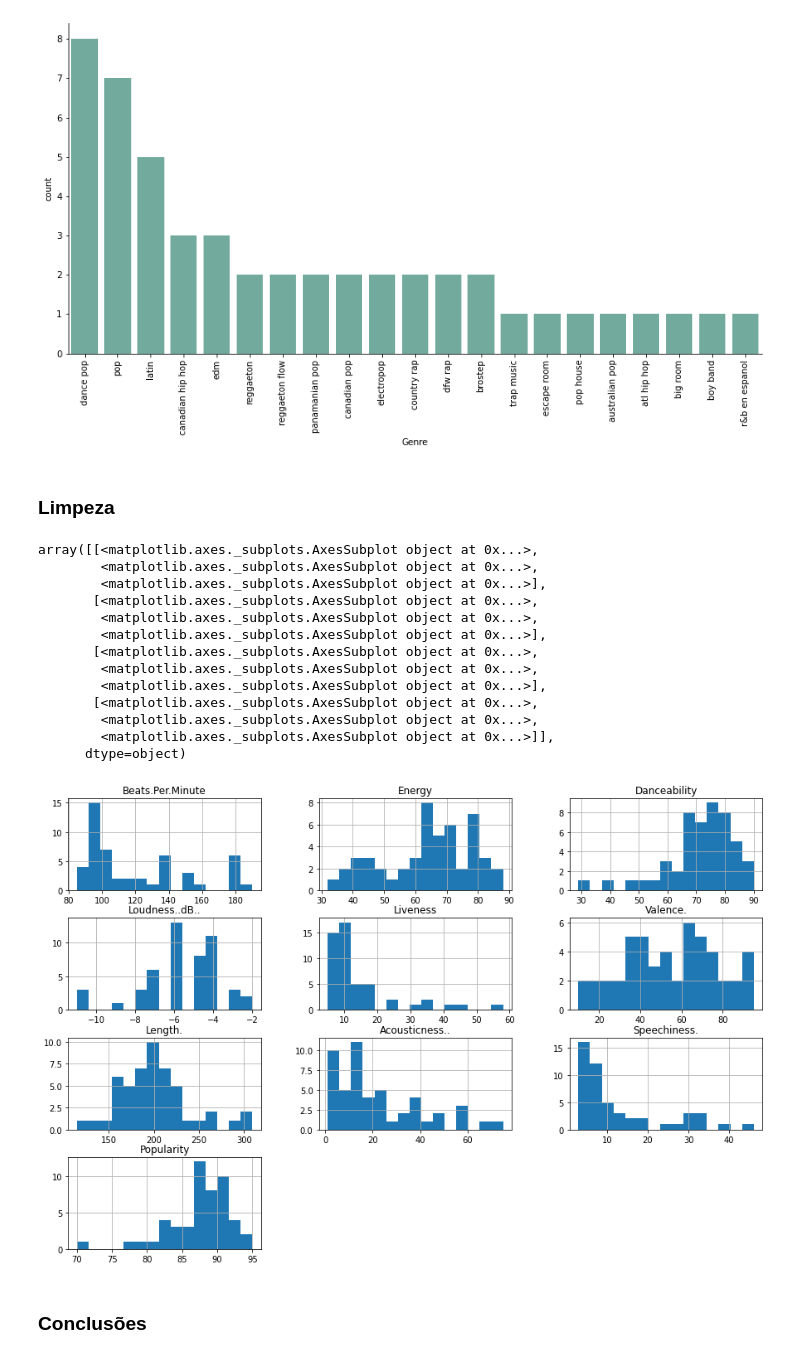
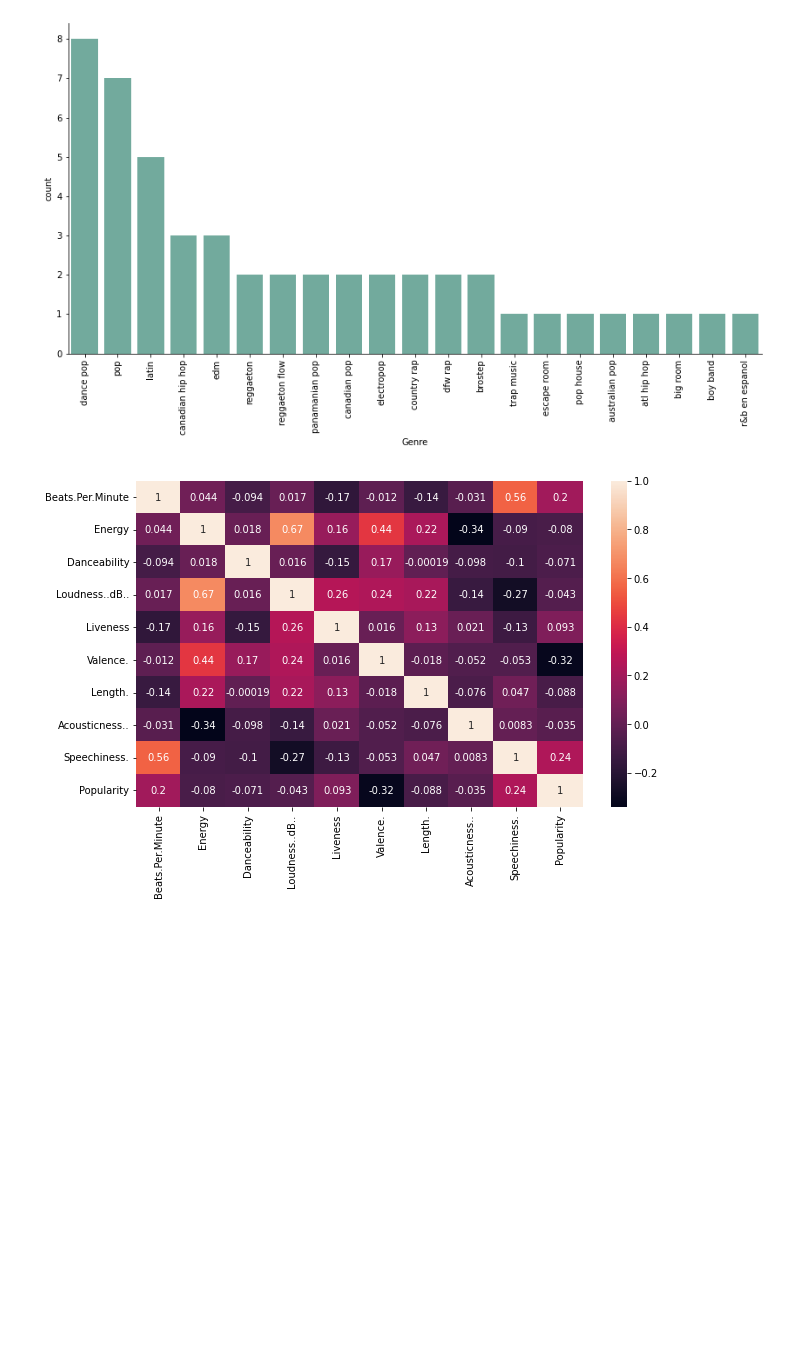
Before and after one commit to CarineMS/SpotifyTop10_2019, a Jupyter notebook: Spotify_Top10.ipynb, the cells around one changed output. Drawn from its saved outputs; the diff is of its cells as text; code cells hidden in the pictures; blank space fills up the shorter version.

```diff
--- a/Spotify_Top10.ipynb
+++ b/Spotify_Top10.ipynb
@@ -166,24 +214,11 @@ figure1.set_xticklabels(rotation=90)
 <seaborn.axisgrid.FacetGrid at 0x...>
 <Figure size 720x576 with 0 Axes>
 [figure]
-# %% [markdown]
-### Limpeza
-# %%
-df.hist(bins=15, figsize=(15,10))
-# %% [output]
-array([[<matplotlib.axes._subplots.AxesSubplot object at 0x...>,
-        <matplotlib.axes._subplots.AxesSubplot object at 0x...>,
-        <matplotlib.axes._subplots.AxesSubplot object at 0x...>],
-       [<matplotlib.axes._subplots.AxesSubplot object at 0x...>,
-        <matplotlib.axes._subplots.AxesSubplot object at 0x...>,
-        <matplotlib.axes._subplots.AxesSubplot object at 0x...>],
-       [<matplotlib.axes._subplots.AxesSubplot object at 0x...>,
-        <matplotlib.axes._subplots.AxesSubplot object at 0x...>,
-        <matplotlib.axes._subplots.AxesSubplot object at 0x...>],
-       [<matplotlib.axes._subplots.AxesSubplot object at 0x...>,
-        <matplotlib.axes._subplots.AxesSubplot object at 0x...>,
-        <matplotlib.axes._subplots.AxesSubplot object at 0x...>]],
-      dtype=object)
-[figure, removed]
-# %% [markdown]
-### Conclusões
+# %%
+plt.figure(figsize=(10,6))
+correlation_matrix = df.corr()
+sns.heatmap(correlation_matrix, annot=True)
+
+plt.show()
+# %% [output]
+[figure, added]
```
Also changed, not shown: parts of 12 cells of this notebook.
